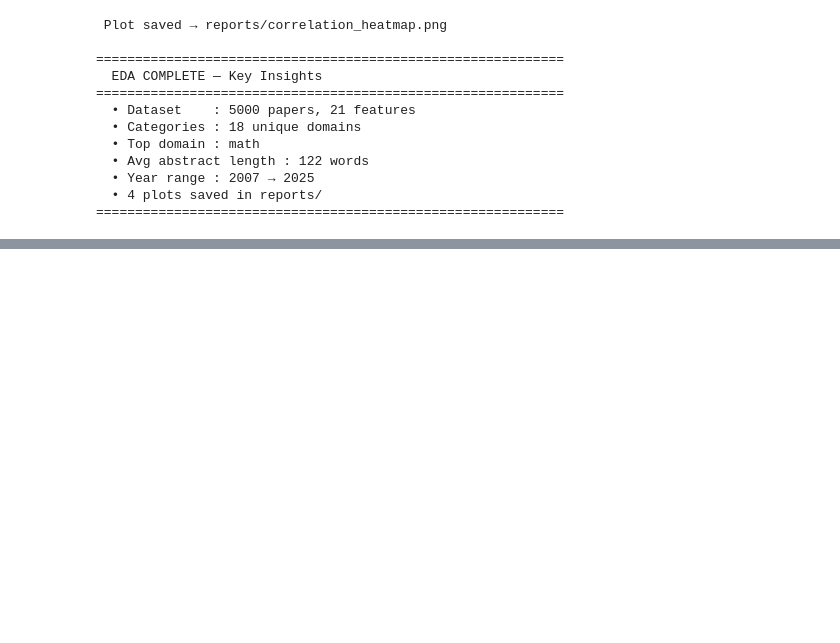
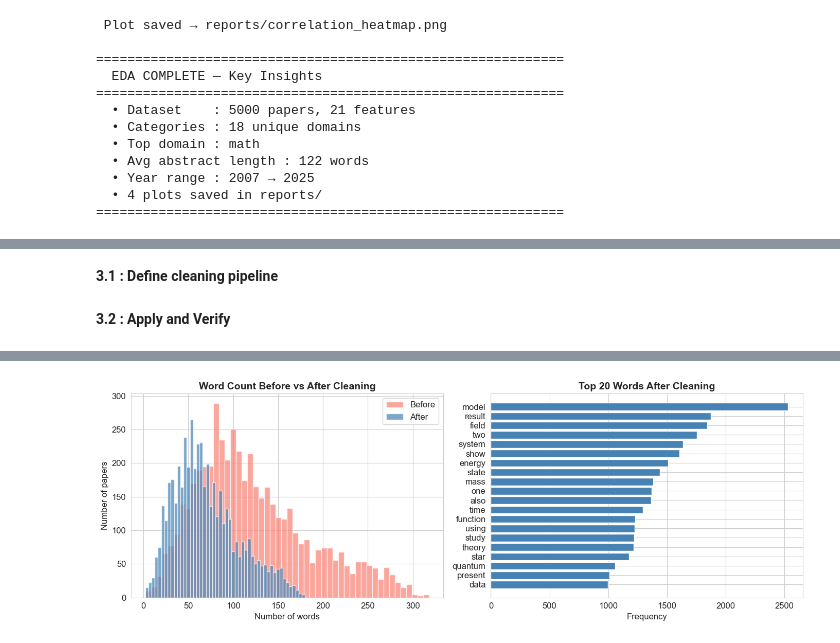
Before and after one commit to benameur21/SmartDoc-AI, a Jupyter notebook: smartdoc.ipynb, the cells around one changed output, grey strips where cells are left out. Drawn from its saved outputs; the diff is of its cells as text; code cells hidden in the pictures; blank space fills up the shorter version.

Commit message:
feat: implement data preprocessing pipeline

```diff
--- a/smartdoc.ipynb
+++ b/smartdoc.ipynb
@@ -426,0 +443,2 @@ print("=" * 60)
+# %% [markdown]
+**3.1 : Define cleaning pipeline**
@@ -426,0 +477,76 @@ print("=" * 60)
+# %% [markdown]
+**3.2 : Apply and Verify**
+# %%
+from tqdm import tqdm
+tqdm.pandas()
+
+# Apply cleaning to all abstracts
+df['abstract_clean'] = df['abstract'].progress_apply(clean_text)
+
+# Also clean titles
+df['title_clean'] = df['title'].progress_apply(clean_text)
+
+print(f"\n  Cleaning complete!")
+print(f"   Papers cleaned : {len(df)}")
+
+#  Verify before / after
+print("\n Before vs After cleaning , 2 examples :")
+print("-" * 60)
+
+for i in [0, 1]:
+    print(f"\n   Example {i+1} :")
+    print(f"   BEFORE : {df['abstract'].iloc[i][:150]}...")
+    print(f"   AFTER  : {df['abstract_clean'].iloc[i][:150]}...")
+    print()
+
+# Stats after cleaning
+df['nb_words_clean'] = df['abstract_clean'].apply(lambda x: len(x.split()))
+
+print("-" * 60)
+print(f"\n Stats after cleaning :")
+print(f"   Avg words BEFORE : {df['nb_words'].mean():.0f}")
+print(f"   Avg words AFTER  : {df['nb_words_clean'].mean():.0f}")
+print(f"   Reduction        : {((df['nb_words'].mean() - df['nb_words_clean'].mean()) / df['nb_words'].mean() * 100):.1f}%")
+
+# Plot before vs after
+fig, axes = plt.subplots(1, 2, figsize=(14, 5))
+
+axes[0].hist(df['nb_words'],       bins=50, color='salmon',
+             edgecolor='white', alpha=0.7, label='Before')
+axes[0].hist(df['nb_words_clean'], bins=50, color='steelblue',
+             edgecolor='white', alpha=0.7, label='After')
+axes[0].set_title('Word Count Before vs After Cleaning',
+                  fontsize=14, fontweight='bold')
+axes[0].set_xlabel('Number of words')
+axes[0].set_ylabel('Number of papers')
+axes[0].legend()
+
+# Top words after cleaning
+from collections import Counter
+import re as re2
+
+all_clean = ' '.join(df['abstract_clean'].tolist())
+words_clean = all_clean.split()
+top20_clean = Counter(words_clean).most_common(20)
+
+words_list  = [w[0] for w in top20_clean]
+counts_list = [w[1] for w in top20_clean]
+
+axes[1].barh(words_list[::-1], counts_list[::-1], color='steelblue')
+axes[1].set_title('Top 20 Words After Cleaning',
+                  fontsize=14, fontweight='bold')
+axes[1].set_xlabel('Frequency')
+
+plt.tight_layout()
+plt.savefig('reports/preprocessing_comparison.png', dpi=150, bbox_inches='tight')
+plt.show()
+
+print("\n" + "=" * 60)
+print("  PREPROCESSING COMPLETE")
+print("=" * 60)
+print(f"  • abstract_clean : cleaned abstract text")
+print(f"  • title_clean    : cleaned title text")
+print(f"  • Noise removed  : LaTeX, special chars, stopwords")
+print(f"  • Plot saved     → reports/preprocessing_comparison.png")
+print("=" * 60)
+# %% [output]
@@ -426,0 +570 @@ print("=" * 60)
+[figure, added]
```
Also changed, not shown: parts of 5 cells of this notebook, 2 other files.
